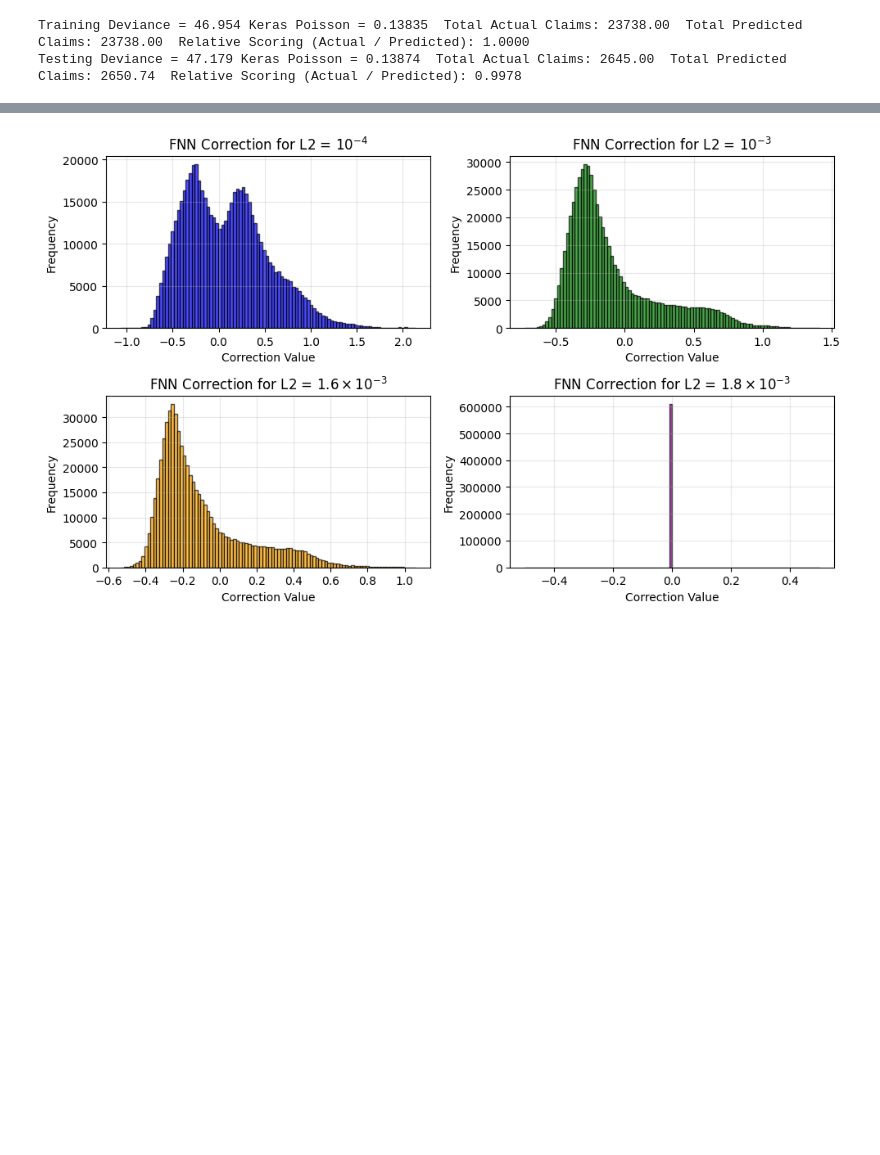
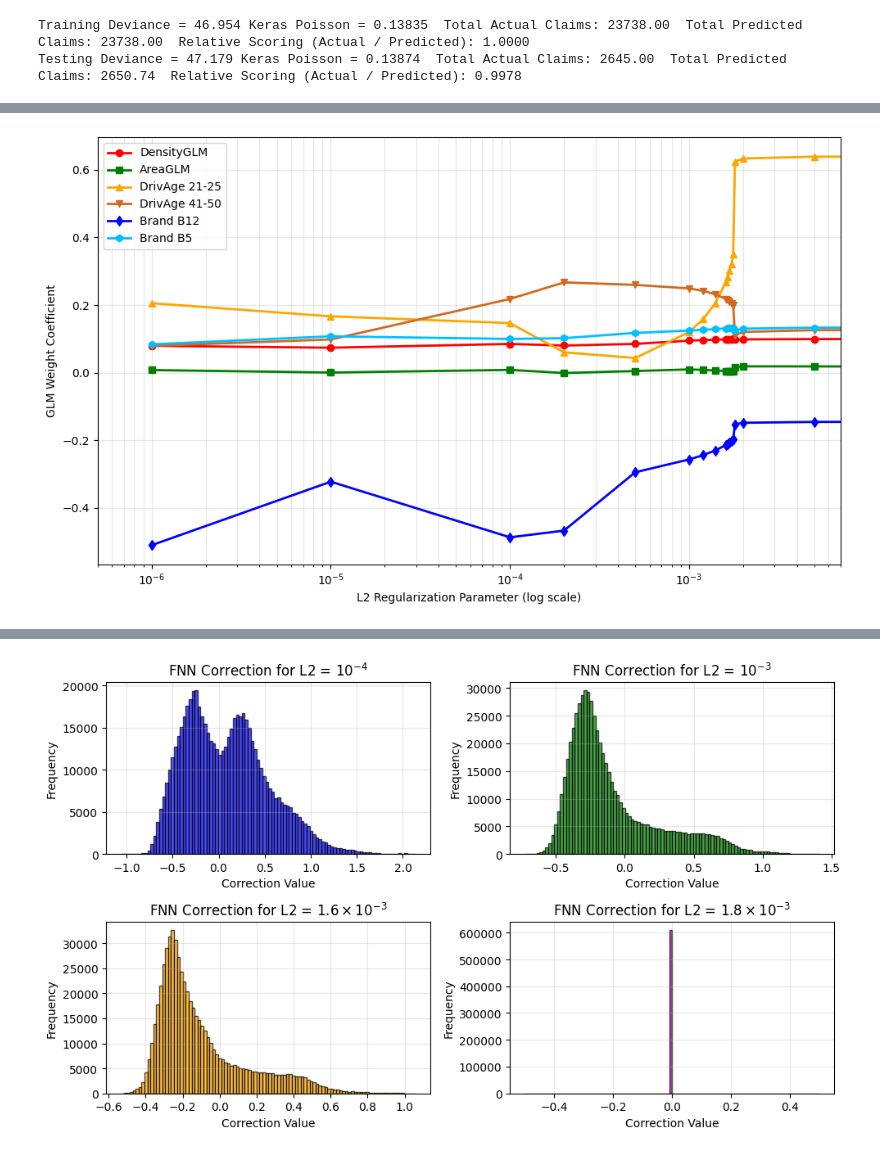
Before and after one commit to leovt/glm-nn-regularized, a Jupyter notebook: notebooks/project.ipynb, the cells around one changed output, grey strips where cells are left out. Drawn from its saved outputs; the diff is of its cells as text; code cells hidden in the pictures; blank space fills up the shorter version.

```diff
--- a/notebooks/project.ipynb
+++ b/notebooks/project.ipynb
@@ -1372,0 +1397,29 @@ plt.show()
+# %%
+plt.figure(figsize=(10, 6))
+
+# Filter to requested columns
+requested_cols = {
+    'DensityGLM': ('DensityGLM', 'o-', 'red'),
+    'AreaGLM': ('AreaGLM', 's-', 'green'),
+    'DrivAgeGLM_21-25': ('DrivAge 21-25', '^-', 'orange'),
+    'DrivAgeGLM_41-50': ('DrivAge 41-50', 'v-', 'chocolate'),
+    'VehBrand_B12': ('Brand B12', 'd-', 'blue'),
+    'VehBrand_B5': ('Brand B5', 'h-', 'deepskyblue')
+}
+
+for col, (label, marker, color) in requested_cols.items():
+    if col in non_zero_df.columns:
+        plt.plot(non_zero_df['lambda'], non_zero_df[col], marker, label=label, color=color, linewidth=2.0)
+
+plt.xscale('log')
+plt.xlim(5e-7, 7e-3)
+plt.xlabel('L2 Regularization Parameter (log scale)')
+plt.ylabel('GLM Weight Coefficient')
+#plt.title('Subset of GLM Parameters vs. L2 Regularization Parameter', fontsize=14, fontweight='bold')
+plt.legend(loc='best')
+plt.grid(True, which="both", ls="-", alpha=0.3)
+plt.tight_layout()
+plt.savefig('glmbeta_vs_reg.pdf')
+files.download('glmbeta_vs_reg.pdf')
+plt.show()
+# %% [output]
@@ -1372,0 +1428 @@ plt.show()
+[figure, added]
```
Also changed, not shown: parts of 27 cells of this notebook.
